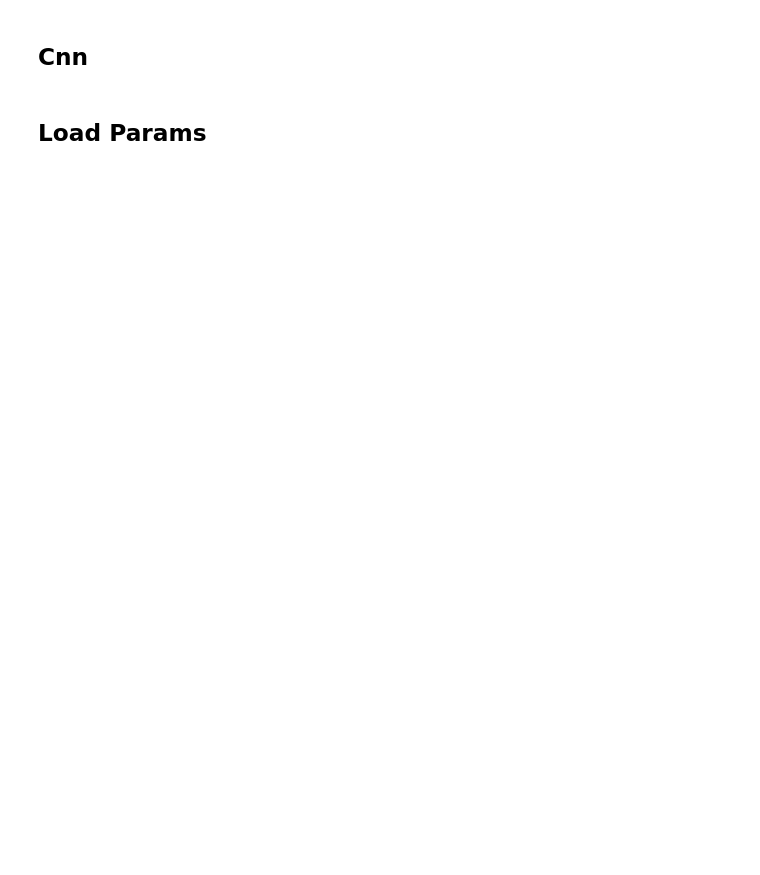
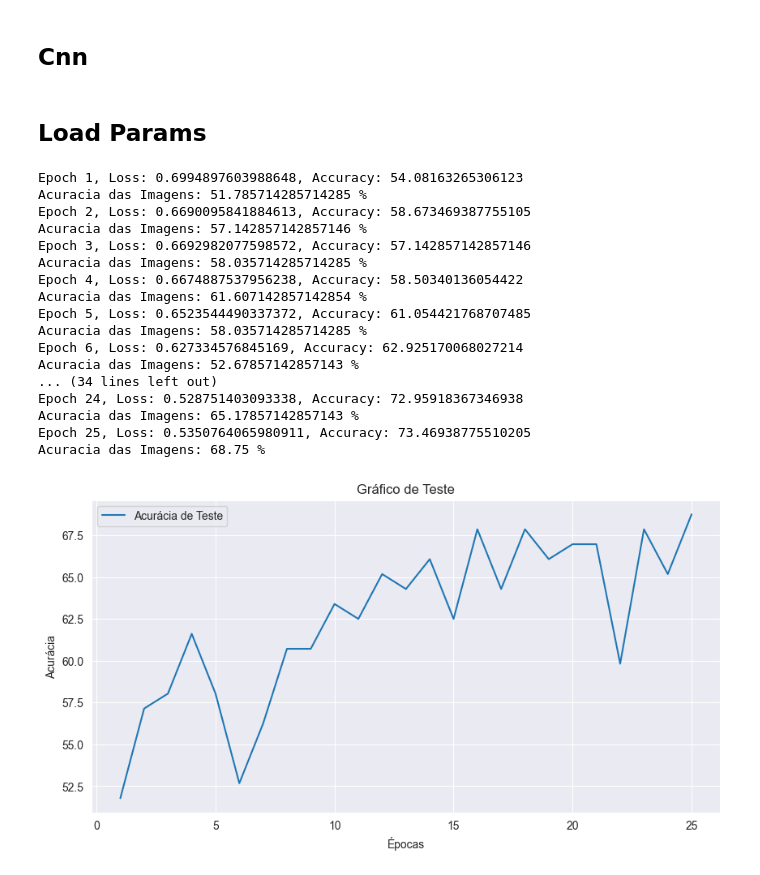
Before and after one commit to Maciel-Dev/cnnEegSchizophrenia, a Jupyter notebook: new_cnn.ipynb, the cells around one changed output. Cells and saved outputs as stored; diff of their text form; code cells hidden in the pictures; blank space fills up the shorter version.

```diff
--- a/new_cnn.ipynb
+++ b/new_cnn.ipynb
@@ -97,6 +100,8 @@ import matplotlib.pyplot as plt
 # Initialize lists to store accuracies
 train_accuracies = []
 test_accuracies = []
+true_labels = []
+predicted_labels = []
 
 # Training loop
 epochs = 25
@@ -118,40 +123,59 @@ for epoch in range(epochs):
         _, predicted = torch.max(outputs.data, 1)
         total += labels.size(0)
         correct += (predicted == labels).sum().item()
+        true_labels.extend(labels.cpu().numpy())
+        predicted_labels.extend(predicted.cpu().numpy())
 
     scheduler.step()
     train_accuracy = 100 * correct / total
     train_accuracies.append(train_accuracy)
     print(f"Epoch {epoch + 1}, Loss: {running_loss / len(train_loader)}, Accuracy: {train_accuracy}")
 
     # Evaluation loop
     model.eval()
     correct = 0
     total = 0
     with torch.no_grad():
         for images, labels in test_loader:
             images, labels = images.to(device), labels.to(device)
             outputs = model(images)
             _, predicted = torch.max(outputs.data, 1)
             total += labels.size(0)
             correct += (predicted == labels).sum().item()
 
     test_accuracy = 100 * correct / total
     test_accuracies.append(test_accuracy)
     print(f'Acuracia das Imagens: {test_accuracy} %')
     test_accu += test_accuracy
 
-print(f"AQUI = {test_accu/epochs}")
-
 # Plotting the accuracies
 plt.figure(figsize=(10, 5))
-plt.plot(range(1, epochs + 1), train_accuracies, label='Training Accuracy')
-plt.plot(range(1, epochs + 1), test_accuracies, label='Testing Accuracy')
-plt.xlabel('Epochs')
-plt.ylabel('Accuracy')
-plt.title('Training and Testing Accuracy over Epochs')
+# plt.plot(range(1, epochs + 1), train_accuracies, label='Acurácia de Treinamento')
+plt.plot(range(1, epochs + 1), test_accuracies, label='Acurácia de Teste')
+plt.xlabel('Épocas')
+plt.ylabel('Acurácia')
+plt.title('Gráfico de Teste')
 plt.legend()
 plt.show()
+# %% [output]
+Epoch 1, Loss: 0.6994897603988648, Accuracy: 54.08163265306123
+Acuracia das Imagens: 51.785714285714285 %
+Epoch 2, Loss: 0.6690095841884613, Accuracy: 58.673469387755105
+Acuracia das Imagens: 57.142857142857146 %
+Epoch 3, Loss: 0.6692982077598572, Accuracy: 57.142857142857146
+Acuracia das Imagens: 58.035714285714285 %
+Epoch 4, Loss: 0.6674887537956238, Accuracy: 58.50340136054422
+Acuracia das Imagens: 61.607142857142854 %
+Epoch 5, Loss: 0.6523544490337372, Accuracy: 61.054421768707485
+Acuracia das Imagens: 58.035714285714285 %
+Epoch 6, Loss: 0.627334576845169, Accuracy: 62.925170068027214
+Acuracia das Imagens: 52.67857142857143 %
+... (34 lines left out)
+Epoch 24, Loss: 0.528751403093338, Accuracy: 72.95918367346938
+Acuracia das Imagens: 65.17857142857143 %
+Epoch 25, Loss: 0.5350764065980911, Accuracy: 73.46938775510205
+Acuracia das Imagens: 68.75 %
+[figure, added]
 # %%
 import matplotlib.pyplot as plt
 import seaborn as sns
```
Also changed, not shown: parts of 6 cells of this notebook.
